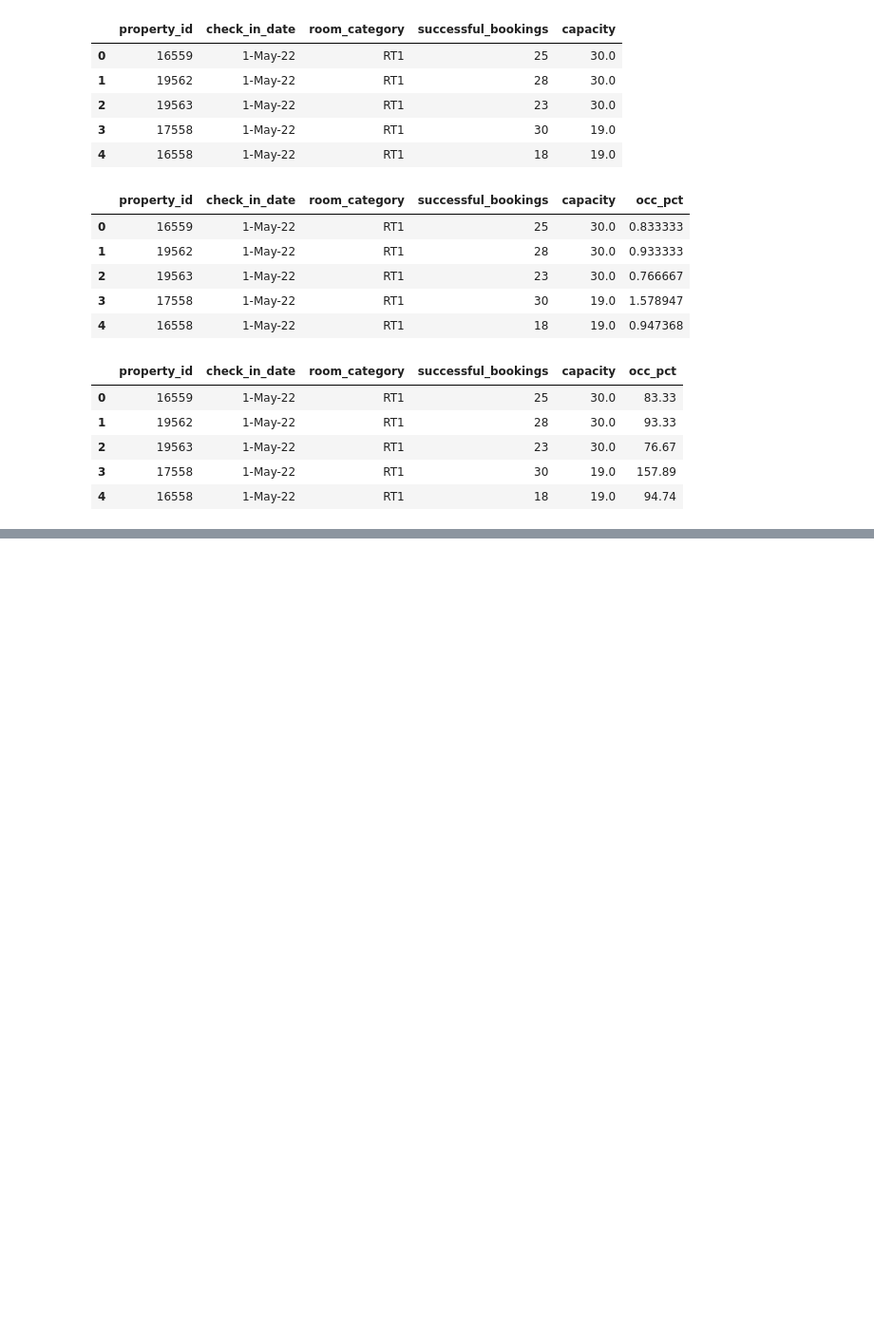
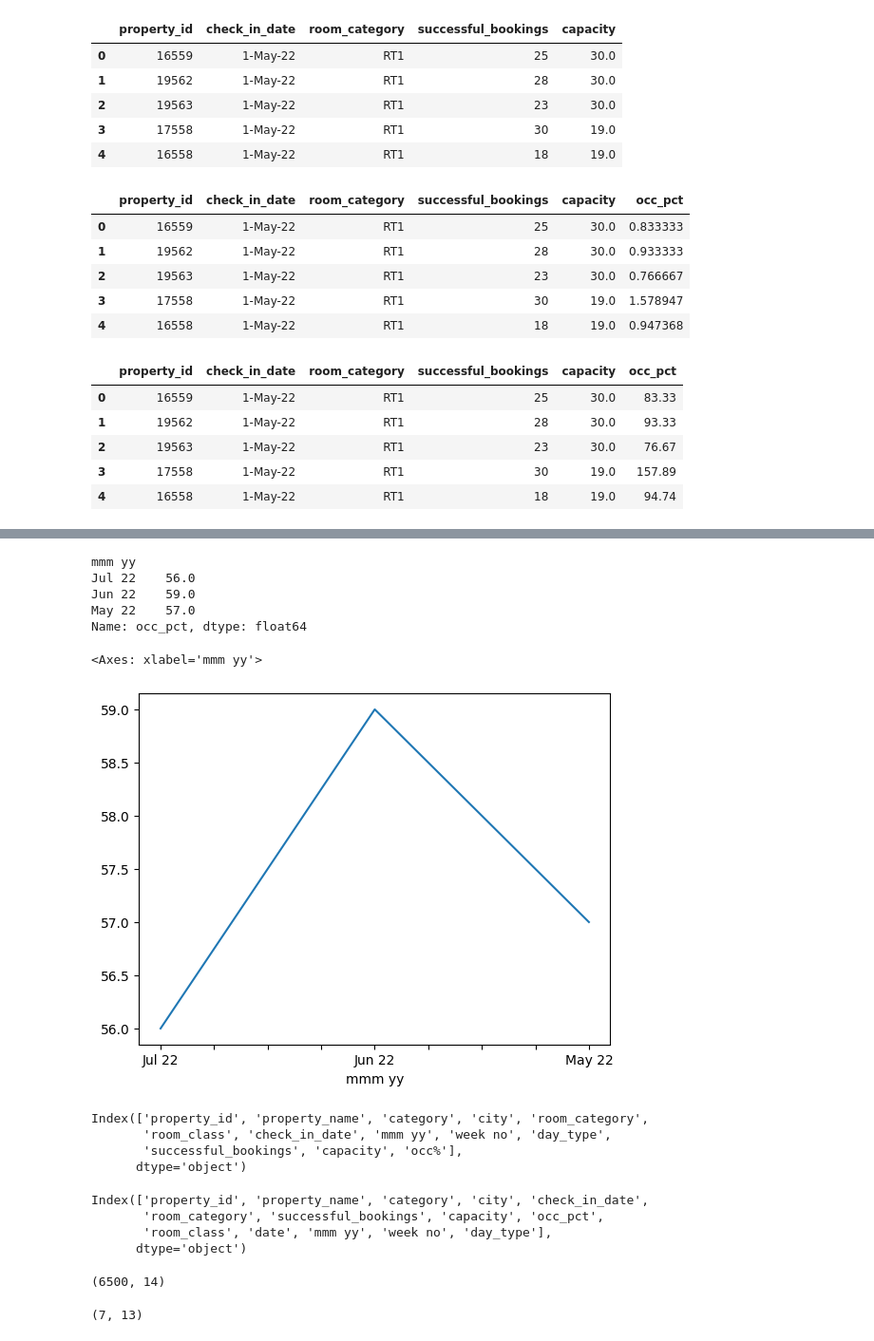
Before and after one commit to prabhu121995/Data-Analysis-Project, a Jupyter notebook: Hospilatity_Analysis.ipynb, the cells around one changed output, grey strips where cells are left out. Shown: that part at 95% size. Saved outputs shown, nothing was run; the diff lists cells and outputs as text; code cells hidden in the pictures; blank space fills up the shorter version.

```diff
--- a/Hospilatity_Analysis.ipynb
+++ b/Hospilatity_Analysis.ipynb
@@ -218,0 +268,3 @@ df_agg_bookings.head()
+# %%
+df_merge = pd.merge(df_hotels,df_merge_bookings,on='property_id')
+df_merge.head(2)
@@ -218,0 +322,3 @@ df_agg_bookings.head()
+# %%
+df_merge = pd.merge(df_merge,df_date,left_on='check_in_date',right_on='date')
+df_merge.head()
@@ -218,0 +356,36 @@ df_agg_bookings.head()
+# %%
+df_merge.groupby('mmm yy')['occ_pct'].mean().round()
+# %% [output]
+mmm yy
+Jul 22    56.0
+Jun 22    59.0
+May 22    57.0
+Name: occ_pct, dtype: float64
+# %%
+df_merge.groupby('mmm yy')['occ_pct'].mean().round().plot()
+# %% [output]
+<Axes: xlabel='mmm yy'>
+[figure, added]
+# %%
+df_new_data_august = pd.read_csv("../Data-Analysis-Project/datasets/new_data_august.csv")
+print(df_new_data_august.columns)
+# %% [output]
+Index(['property_id', 'property_name', 'category', 'city', 'room_category',
+       'room_class', 'check_in_date', 'mmm yy', 'week no', 'day_type',
+       'successful_bookings', 'capacity', 'occ%'],
+      dtype='object')
+# %%
+df_merge.columns
+# %% [output]
+Index(['property_id', 'property_name', 'category', 'city', 'check_in_date',
+       'room_category', 'successful_bookings', 'capacity', 'occ_pct',
+       'room_class', 'date', 'mmm yy', 'week no', 'day_type'],
+      dtype='object')
+# %%
+df_merge.shape
+# %% [output]
+(6500, 14)
+# %%
+df_new_data_august.shape
+# %% [output]
+(7, 13)
```
Also changed, not shown: parts of 30 cells of this notebook.
